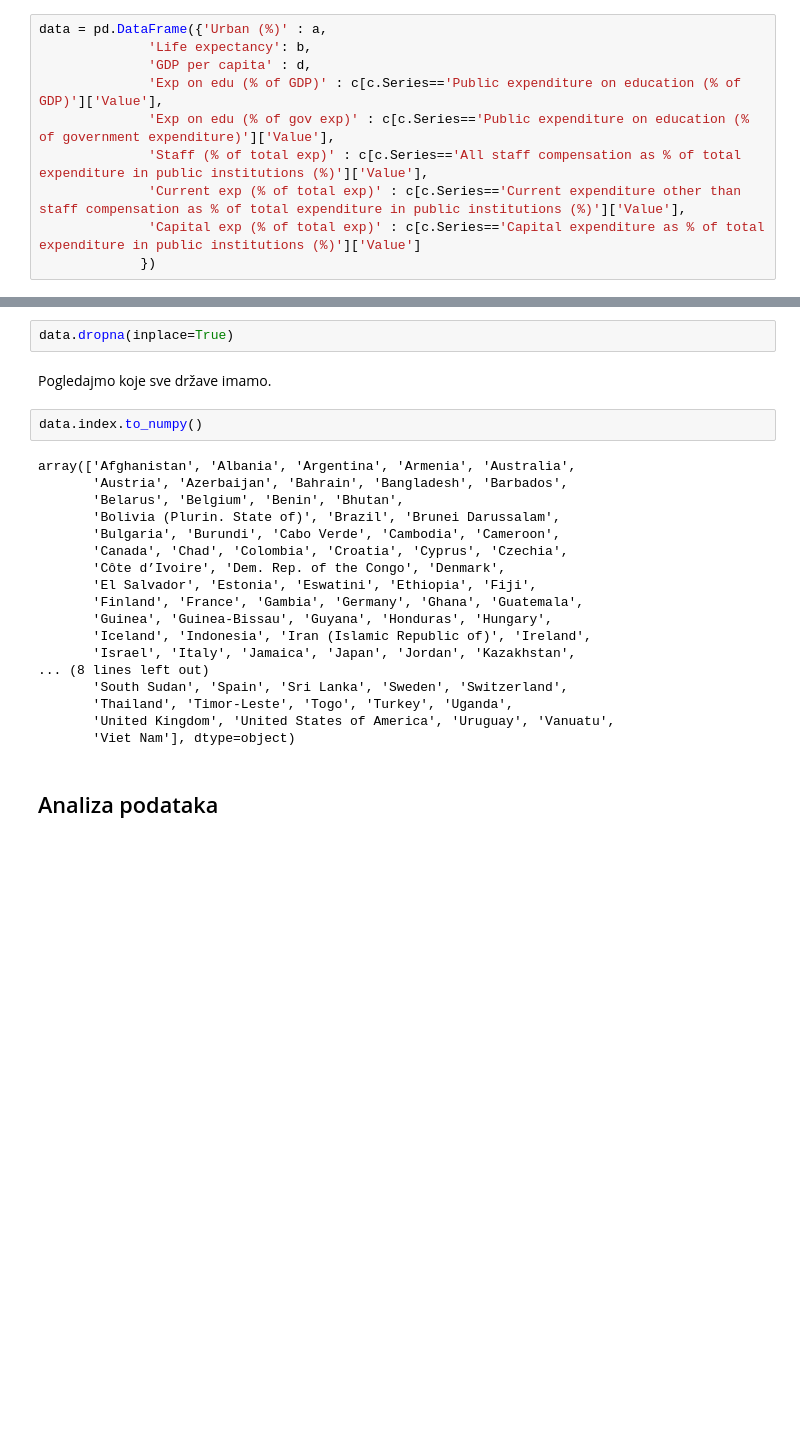
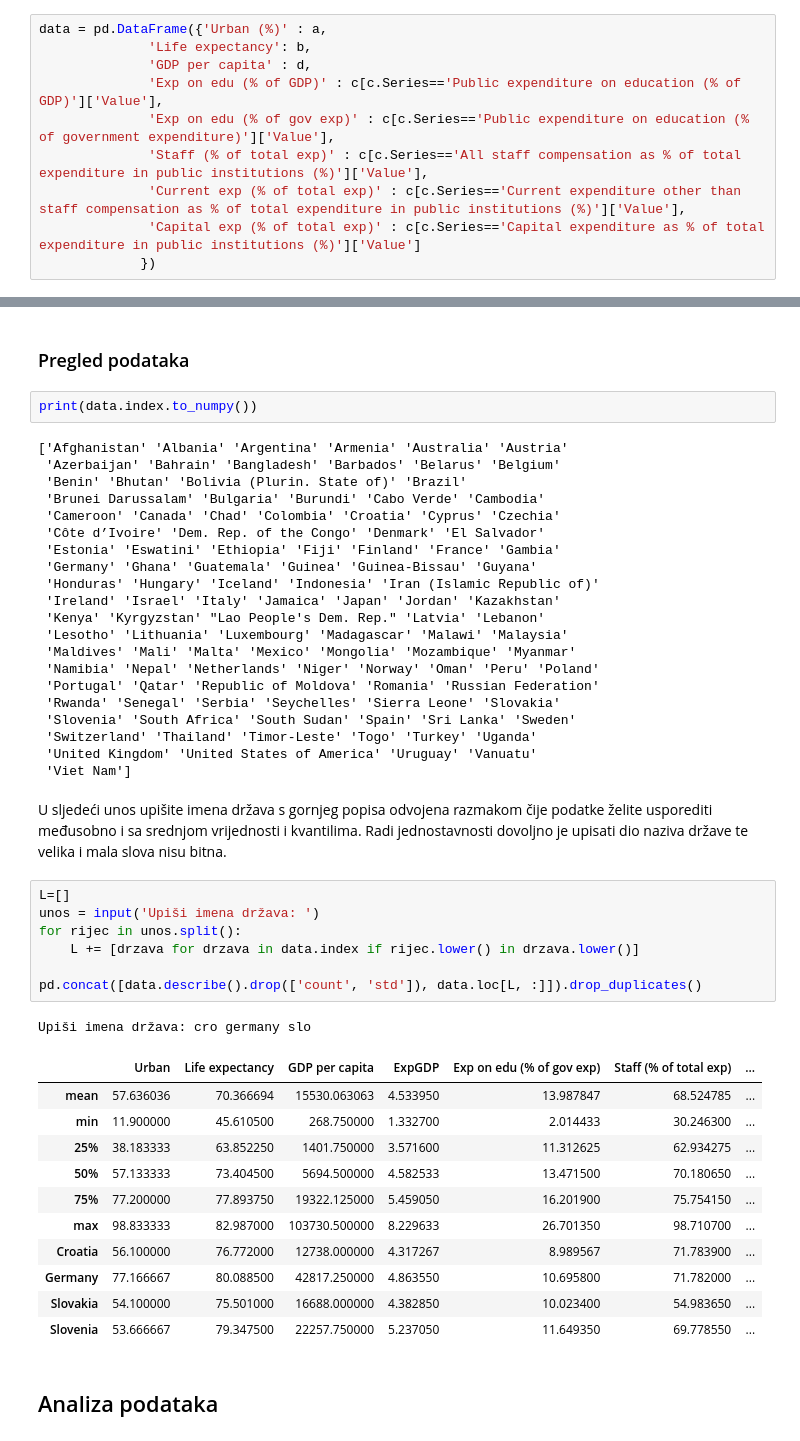
Before and after one commit to nikjals/1-esej, a Jupyter notebook: Esej.ipynb, the cells around one changed output, grey strips where cells are left out. Cells and saved outputs as stored; diff of their text form; blank space fills up the shorter version.

```diff
--- a/Esej.ipynb
+++ b/Esej.ipynb
@@ -107,27 +105,50 @@ data.head()
-# %%
-data.dropna(inplace=True)
-# %% [markdown]
-Pogledajmo koje sve države imamo.
+# %% [markdown]
+### Pregled podataka
 # %%
-data.index.to_numpy()
+print(data.index.to_numpy())
 # %% [output]
-array(['Afghanistan', 'Albania', 'Argentina', 'Armenia', 'Australia',
-       'Austria', 'Azerbaijan', 'Bahrain', 'Bangladesh', 'Barbados',
-       'Belarus', 'Belgium', 'Benin', 'Bhutan',
-       'Bolivia (Plurin. State of)', 'Brazil', 'Brunei Darussalam',
-       'Bulgaria', 'Burundi', 'Cabo Verde', 'Cambodia', 'Cameroon',
-       'Canada', 'Chad', 'Colombia', 'Croatia', 'Cyprus', 'Czechia',
-       'Côte d’Ivoire', 'Dem. Rep. of the Congo', 'Denmark',
-       'El Salvador', 'Estonia', 'Eswatini', 'Ethiopia', 'Fiji',
-       'Finland', 'France', 'Gambia', 'Germany', 'Ghana', 'Guatemala',
-       'Guinea', 'Guinea-Bissau', 'Guyana', 'Honduras', 'Hungary',
-       'Iceland', 'Indonesia', 'Iran (Islamic Republic of)', 'Ireland',
-       'Israel', 'Italy', 'Jamaica', 'Japan', 'Jordan', 'Kazakhstan',
-... (8 lines left out)
-       'South Sudan', 'Spain', 'Sri Lanka', 'Sweden', 'Switzerland',
-       'Thailand', 'Timor-Leste', 'Togo', 'Turkey', 'Uganda',
-       'United Kingdom', 'United States of America', 'Uruguay', 'Vanuatu',
-       'Viet Nam'], dtype=object)
+['Afghanistan' 'Albania' 'Argentina' 'Armenia' 'Australia' 'Austria'
+ 'Azerbaijan' 'Bahrain' 'Bangladesh' 'Barbados' 'Belarus' 'Belgium'
+ 'Benin' 'Bhutan' 'Bolivia (Plurin. State of)' 'Brazil'
+ 'Brunei Darussalam' 'Bulgaria' 'Burundi' 'Cabo Verde' 'Cambodia'
+ 'Cameroon' 'Canada' 'Chad' 'Colombia' 'Croatia' 'Cyprus' 'Czechia'
+ 'Côte d’Ivoire' 'Dem. Rep. of the Congo' 'Denmark' 'El Salvador'
+ 'Estonia' 'Eswatini' 'Ethiopia' 'Fiji' 'Finland' 'France' 'Gambia'
+ 'Germany' 'Ghana' 'Guatemala' 'Guinea' 'Guinea-Bissau' 'Guyana'
+ 'Honduras' 'Hungary' 'Iceland' 'Indonesia' 'Iran (Islamic Republic of)'
+ 'Ireland' 'Israel' 'Italy' 'Jamaica' 'Japan' 'Jordan' 'Kazakhstan'
+ 'Kenya' 'Kyrgyzstan' "Lao People's Dem. Rep." 'Latvia' 'Lebanon'
+ 'Lesotho' 'Lithuania' 'Luxembourg' 'Madagascar' 'Malawi' 'Malaysia'
+ 'Maldives' 'Mali' 'Malta' 'Mexico' 'Mongolia' 'Mozambique' 'Myanmar'
+ 'Namibia' 'Nepal' 'Netherlands' 'Niger' 'Norway' 'Oman' 'Peru' 'Poland'
+ 'Portugal' 'Qatar' 'Republic of Moldova' 'Romania' 'Russian Federation'
+ 'Rwanda' 'Senegal' 'Serbia' 'Seychelles' 'Sierra Leone' 'Slovakia'
+ 'Slovenia' 'South Africa' 'South Sudan' 'Spain' 'Sri Lanka' 'Sweden'
+ 'Switzerland' 'Thailand' 'Timor-Leste' 'Togo' 'Turkey' 'Uganda'
+ 'United Kingdom' 'United States of America' 'Uruguay' 'Vanuatu'
+ 'Viet Nam']
+# %% [markdown]
+U sljedeći unos upišite imena država s gornjeg popisa odvojena razmakom čije podatke želite usporediti međusobno i sa srednjom vrijednosti i kvantilima. Radi jednostavnosti dovoljno je upisati dio naziva države te velika i mala slova nisu bitna.
+# %%
+L=[]
+unos = input('Upiši imena država: ')
+for rijec in unos.split():
+    L += [drzava for drzava in data.index if rijec.lower() in drzava.lower()]
+
+pd.concat([data.describe().drop(['count', 'std']), data.loc[L, :]]).drop_duplicates()
+# %% [output]
+Upiši imena država: cro germany slo
+|  | Urban | Life expectancy | GDP per capita | ExpGDP | Exp on edu (% of gov exp) | Staff (% of total exp) | ... |
+| mean | 57.636036 | 70.366694 | 15530.063063 | 4.533950 | 13.987847 | 68.524785 | ... |
+| min | 11.900000 | 45.610500 | 268.750000 | 1.332700 | 2.014433 | 30.246300 | ... |
+| 25% | 38.183333 | 63.852250 | 1401.750000 | 3.571600 | 11.312625 | 62.934275 | ... |
+| 50% | 57.133333 | 73.404500 | 5694.500000 | 4.582533 | 13.471500 | 70.180650 | ... |
+| 75% | 77.200000 | 77.893750 | 19322.125000 | 5.459050 | 16.201900 | 75.754150 | ... |
+| max | 98.833333 | 82.987000 | 103730.500000 | 8.229633 | 26.701350 | 98.710700 | ... |
+| Croatia | 56.100000 | 76.772000 | 12738.000000 | 4.317267 | 8.989567 | 71.783900 | ... |
+| Germany | 77.166667 | 80.088500 | 42817.250000 | 4.863550 | 10.695800 | 71.782000 | ... |
+| Slovakia | 54.100000 | 75.501000 | 16688.000000 | 4.382850 | 10.023400 | 54.983650 | ... |
+| Slovenia | 53.666667 | 79.347500 | 22257.750000 | 5.237050 | 11.649350 | 69.778550 | ... |
 # %% [markdown]
 ## Analiza podataka
 # %%
```
Also changed, not shown: parts of 65 cells of this notebook.
